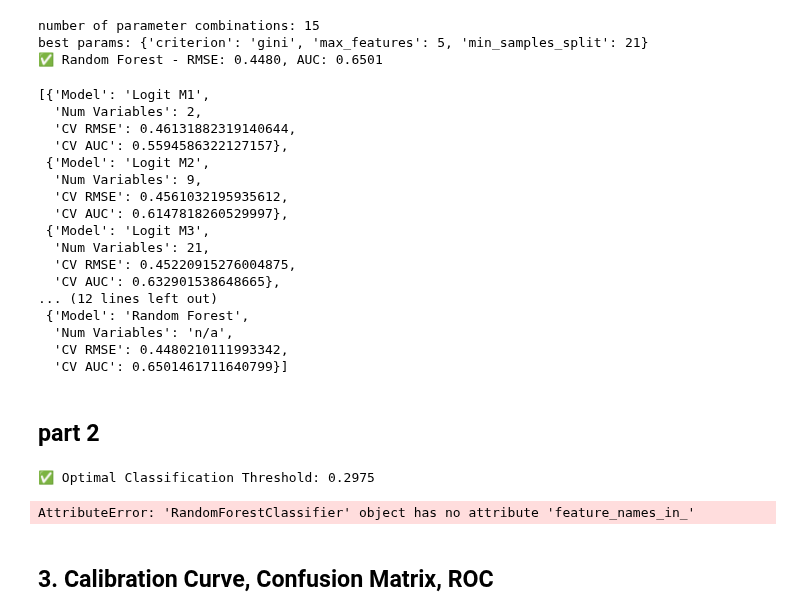
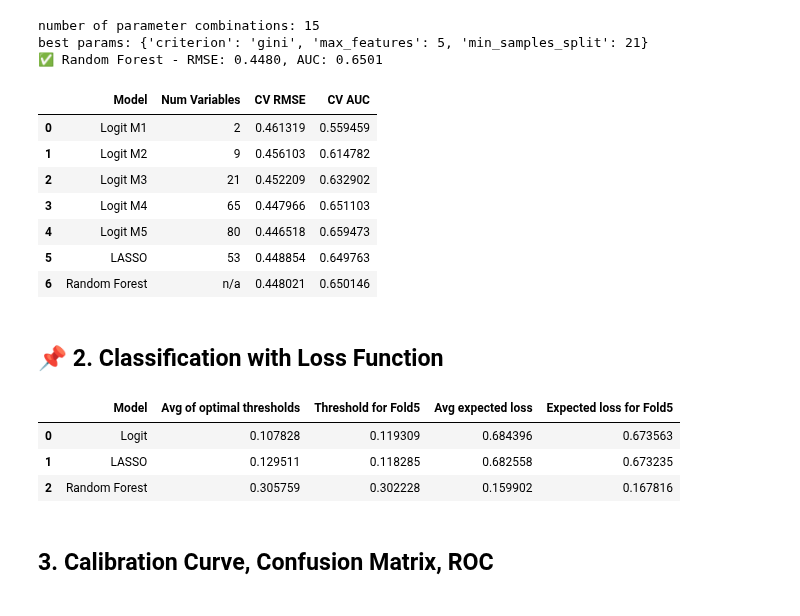
Before and after one commit to ghadena/DA3, a Jupyter notebook: assignment_2/assignment.ipynb, the cells around one changed output. Saved outputs shown, nothing was run; the diff lists cells and outputs as text; code cells hidden in the pictures.

Commit message:
defined loss function and calculated optimal threshold and expected loss - investigate why logit and lasso losses are high

```diff
--- a/assignment_2/assignment.ipynb
+++ b/assignment_2/assignment.ipynb
@@ -846,8 +848,10 @@ grid = {'max_features': [5, 10, 15, 20, 25],
         'criterion':['gini'],
         'min_samples_split': [11, 16, 21]}
 
+# ✅ Store feature names
+rf_feature_names = list(pd.DataFrame(X_train).columns)
+
 # ✅ Initilise model and gridsearch
-
 prob_forest = RandomForestClassifier(
     random_state=42,
     n_estimators=200,
@@ -886,7 +890,7 @@ cv_auc = np.mean([
 # ✅ Save results to summary frame
 summary_results.append({
     "Model": "Random Forest",
-    "Num Variables": "n/a",
+    "Num Variables": "N/A",
     "CV RMSE": cv_rmse,
     "CV AUC": cv_auc
 })
@@ -900,40 +904,22 @@ print(f"✅ Random Forest - RMSE: {cv_rmse:.4f}, AUC: {cv_auc:.4f}")
 number of parameter combinations: 15
 best params: {'criterion': 'gini', 'max_features': 5, 'min_samples_split': 21}
 ✅ Random Forest - RMSE: 0.4480, AUC: 0.6501
-# %%
-summary_results
-# %% [output]
-[{'Model': 'Logit M1',
-  'Num Variables': 2,
-  'CV RMSE': 0.46131882319140644,
-  'CV AUC': 0.5594586322127157},
- {'Model': 'Logit M2',
-  'Num Variables': 9,
-  'CV RMSE': 0.4561032195935612,
-  'CV AUC': 0.6147818260529997},
- {'Model': 'Logit M3',
-  'Num Variables': 21,
-  'CV RMSE': 0.45220915276004875,
-  'CV AUC': 0.632901538648665},
-... (12 lines left out)
- {'Model': 'Random Forest',
-  'Num Variables': 'n/a',
-  'CV RMSE': 0.4480210111993342,
-  'CV AUC': 0.6501461711640799}]
-# %% [markdown]
-##  part 2
-# %%
-from sklearn.metrics import roc_curve
-
-fpr, tpr, thresholds = roc_curve(data_holdout["fast_growth"], best_logit_pred_proba)
-
-# Find the threshold that maximizes the difference between TPR and FPR (Youden's Index)
-optimal_idx = np.argmax(tpr - fpr)
-optimal_threshold = thresholds[optimal_idx]
-
-print(f"✅ Optimal Classification Threshold: {optimal_threshold:.4f}")
-# %% [output]
-✅ Optimal Classification Threshold: 0.2975
+# %%
+summary_df = pd.DataFrame(summary_results)
+num_lasso_coefficients = np.sum(logit_models["LASSO"].coef_ != 0)
+summary_df.loc[5, "Num Variables"] = num_lasso_coefficients
+summary_df
+# %% [output]
+|  | Model | Num Variables | CV RMSE | CV AUC |
+| 0 | Logit M1 | 2 | 0.461319 | 0.559459 |
+| 1 | Logit M2 | 9 | 0.456103 | 0.614782 |
+| 2 | Logit M3 | 21 | 0.452209 | 0.632902 |
+| 3 | Logit M4 | 65 | 0.447966 | 0.651103 |
+| 4 | Logit M5 | 80 | 0.446518 | 0.659473 |
+| 5 | LASSO | 53 | 0.448854 | 0.649763 |
+| 6 | Random Forest | n/a | 0.448021 | 0.650146 |
+# %% [markdown]
+## 📌 2. Classification with Loss Function
 # %%
 # ----------------------------
 # 📌 Define Cost & Prevalence
@@ -958,9 +944,6 @@ best_models = {
     "LASSO": best_logit_lasso,
     "Random Forest": best_random_forest
 }
-
-# ✅ Get Random Forest Feature Names (To Ensure Consistency)
-rf_feature_names = best_random_forest.feature_names_in_
 
 # ✅ Iterate through the three models
 for model_name, model in best_models.items():
@@ -1020,8 +1003,6 @@ for model_name, model in best_models.items():
     # ✅ Store final averaged results
     best_thresholds_cv[model_name] = np.mean(best_thresholds)
     expected_loss_cv[model_name] = np.mean(expected_loss)
-# %% [output]
-AttributeError: 'RandomForestClassifier' object has no attribute 'feature_names_in_'
 # %%
 # ----------------------------
 # 📌 Create Summary DataFrame
@@ -1036,5 +1017,10 @@ summary_with_lossfnc["Expected loss for Fold5"] = summary_with_lossfnc["Model"].
 
 # ✅ Display the summary
 summary_with_lossfnc
+# %% [output]
+|  | Model | Avg of optimal thresholds | Threshold for Fold5 | Avg expected loss | Expected loss for Fold5 |
+| 0 | Logit | 0.107828 | 0.119309 | 0.684396 | 0.673563 |
+| 1 | LASSO | 0.129511 | 0.118285 | 0.682558 | 0.673235 |
+| 2 | Random Forest | 0.305759 | 0.302228 | 0.159902 | 0.167816 |
 # %% [markdown]
 ## 3. Calibration Curve, Confusion Matrix, ROC
```
Also changed, not shown: parts of 8 cells of this notebook.
